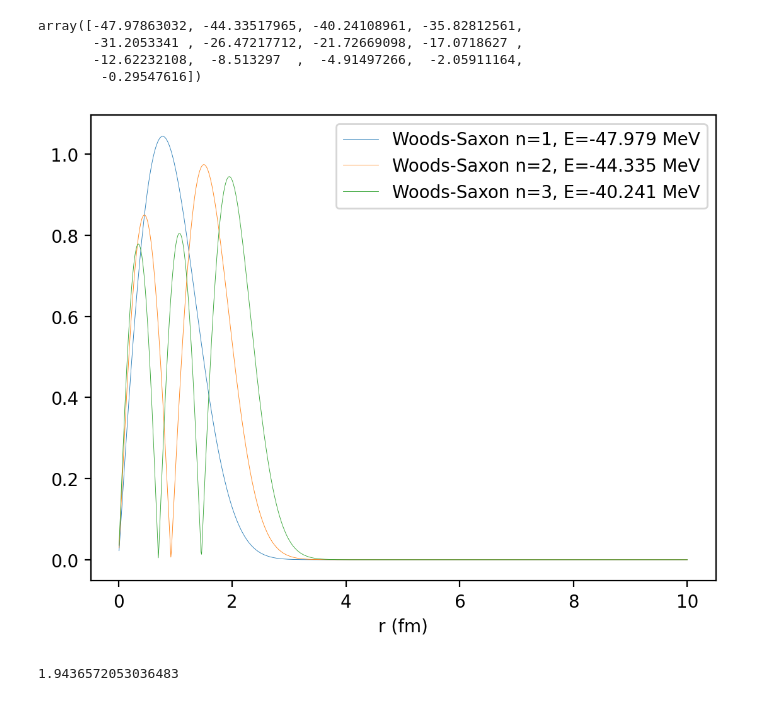
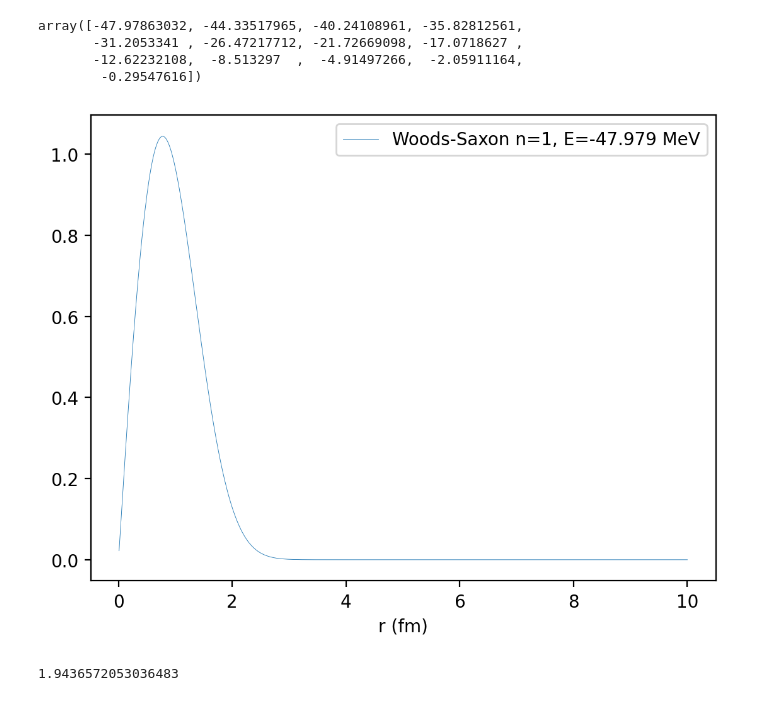
Before and after one commit to orionlee3/RandomNumMethods, a Jupyter notebook: Quantum1NumMethods.ipynb, the cells around one changed output. Cells and saved outputs as stored; diff of their text form; code cells hidden in the pictures.

Commit message:
changing plot params

```diff
--- a/Quantum1NumMethods.ipynb
+++ b/Quantum1NumMethods.ipynb
@@ -175,20 +175,20 @@ array([-47.97863032, -44.33517965, -40.24108961, -35.82812561,
 # %%
 
 
 # Plot potential and wavefunction
 plt.figure(dpi=200)
-for i, energy in enumerate(bound_energies[:3]):  # Compare first 3 bound states
+for i, energy in enumerate(bound_energies[:1]):  # Compare first 3 bound states
     plt.plot(
         r_vect,
         abs(bound_wavefunctions[:, i]),
         label=f"Woods-Saxon n={i+1}, E={energy:.3f} MeV",
         lw=0.3,
     )
 plt.xlabel("r (fm)")
 plt.legend()
 plt.show()
 # %% [output]
-[figure, old version]
+[figure, new version]
 # %%
 max(bound_wavefunctions[:, 0])
 # %% [output]
```
